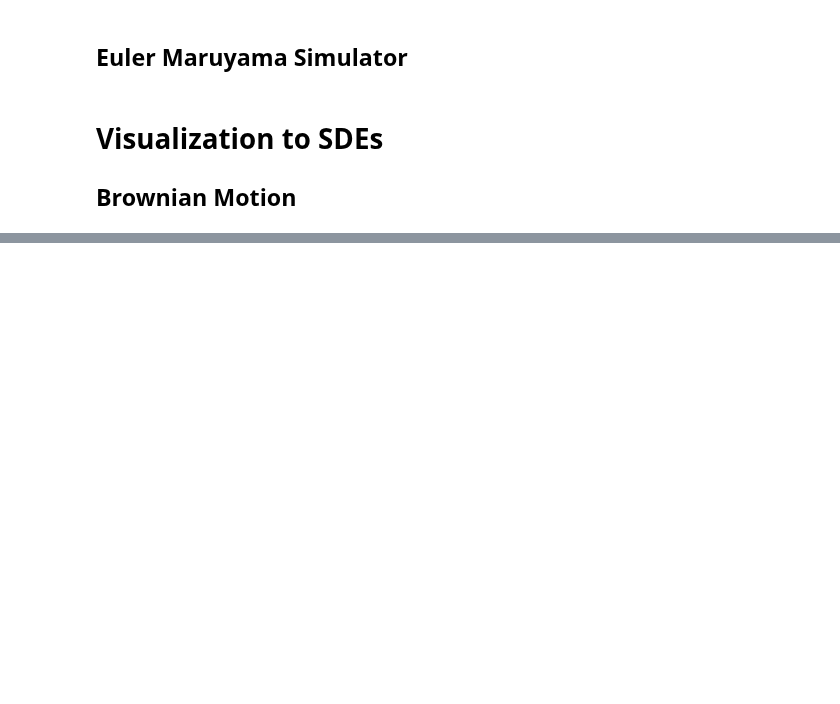
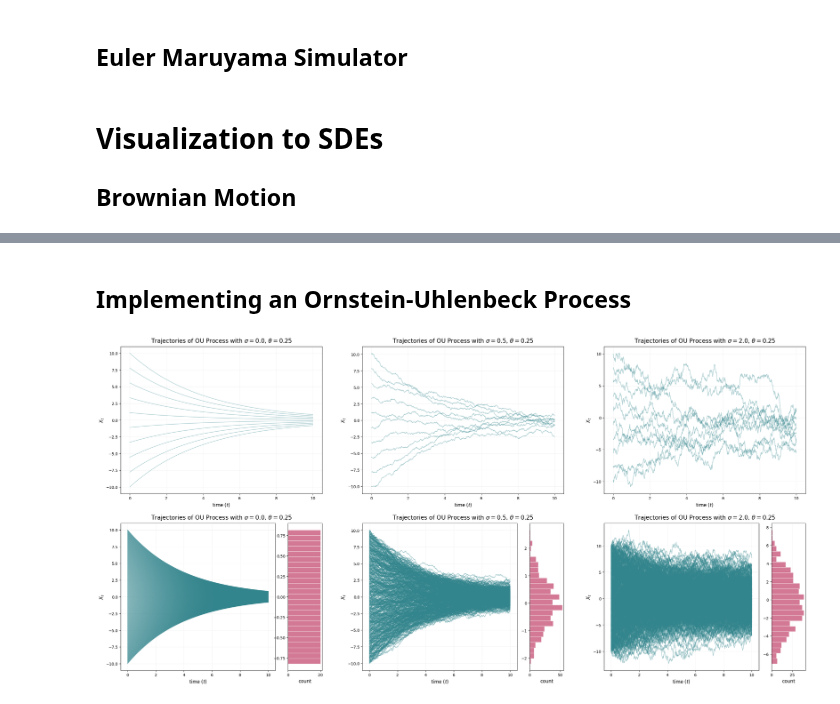
Before and after one commit to nullHawk/flow-and-diffusion-models, a Jupyter notebook: ordinary_and_stochastic_differential_equation/ODEs and SDEs.ipynb, the cells around one changed output, grey strips where cells are left out. Saved outputs shown, nothing was run; the diff lists cells and outputs as text; code cells hidden in the pictures; blank space fills up the shorter version.

Commit message:
feat: ornstein uhnlenbeck process

```diff
--- a/ordinary_and_stochastic_differential_equation/ODEs and SDEs.ipynb
+++ b/ordinary_and_stochastic_differential_equation/ODEs and SDEs.ipynb
@@ -263,0 +263,2 @@ plt.show()
+# %% [markdown]
+## Implementing an Ornstein-Uhlenbeck Process
@@ -263,0 +292,38 @@ plt.show()
+# %%
+# Try comparing multiple choices side-by-side
+thetas_and_sigmas = [
+    (0.25, 0.0),
+    (0.25, 0.5),
+    (0.25, 2.0),
+]
+simulation_time = 10.0
+
+num_plots = len(thetas_and_sigmas)
+fig, axes = plt.subplots(2, num_plots, figsize=(10.5 * num_plots, 15))
+
+# Top row: dynamics
+n_traj = 10
+for idx, (theta, sigma) in enumerate(thetas_and_sigmas):
+    ou_process = OUProcess(theta, sigma)
+    simulator = EulerMaruyamaSimulator(sde=ou_process)
+    x0 = torch.linspace(-10.0,10.0,n_traj).view(-1,1).to(device) # Initial values - let's start at zero
+    ts = torch.linspace(0.0,simulation_time,1000).to(device) # simulation timesteps
+
+    ax = axes[0,idx]
+    ax.set_title(f'Trajectories of OU Process with $\\sigma = ${sigma}, $\\theta = ${theta}', fontsize=15)
+    plot_trajectories_1d(x0, simulator, ts, ax, show_hist=False)
+
+# Bottom row: distribution
+n_traj = 500
+for idx, (theta, sigma) in enumerate(thetas_and_sigmas):
+    ou_process = OUProcess(theta, sigma)
+    simulator = EulerMaruyamaSimulator(sde=ou_process)
+    x0 = torch.linspace(-10.0,10.0,n_traj).view(-1,1).to(device) # Initial values - let's start at zero
+    ts = torch.linspace(0.0,simulation_time,1000).to(device) # simulation timesteps
+
+    ax = axes[1,idx]
+    ax.set_title(f'Trajectories of OU Process with $\\sigma = ${sigma}, $\\theta = ${theta}', fontsize=15)
+    ax = plot_trajectories_1d(x0, simulator, ts, ax, show_hist=True, decouple_hist_axis=True)
+plt.show()
+# %% [output]
+[figure, added]
```
Also changed, not shown: parts of 14 cells of this notebook, 7 other files.
